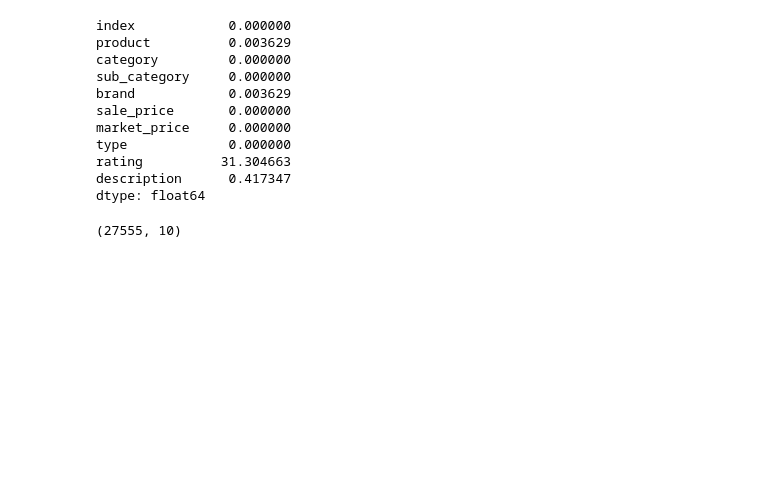
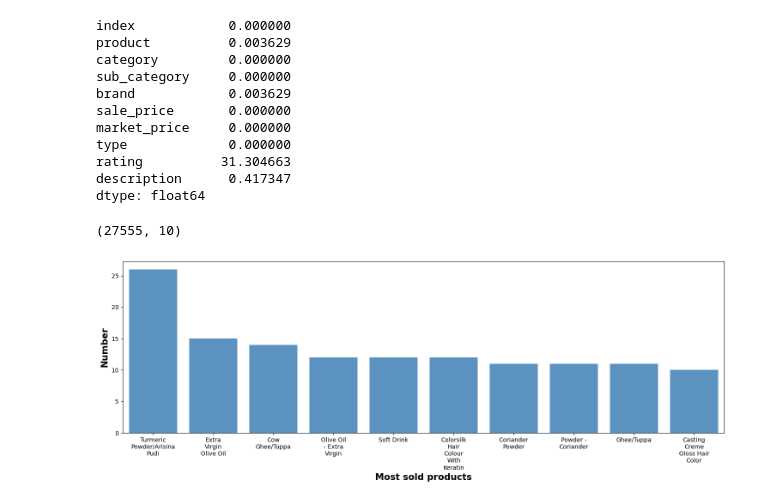
Before and after one commit to debjit11/Blinkit-Data-Analysis, a Jupyter notebook: main.ipynb, the cells around one changed output. Drawn from its saved outputs; the diff is of its cells as text; code cells hidden in the pictures; blank space fills up the shorter version.

```diff
--- a/main.ipynb
+++ b/main.ipynb
@@ -86,3 +86,33 @@ dtype: float64
 df.shape
 # %% [output]
 (27555, 10)
+# %%
+# Calculate the top most sold products
+top = df['product'].value_counts().head(10)
+
+fig = plt.figure(figsize=(14,4))
+ax = fig.add_axes([0,0,1,1])
+
+import textwrap
+def wrap_labels(ax, width, break_long_words=False):
+    labels = []
+    for label in ax.get_xticklabels():
+        text = label.get_text()
+        labels.append(textwrap.fill(text, width=width,
+                      break_long_words=break_long_words))
+    ax.set_xticklabels(labels, rotation=0)
+
+sns.barplot(x=top.index, y=top.values,
+            linewidth=0,
+            alpha=1.0,
+            color="#4b94cf")
+
+#format axis
+ax.set_xlabel("Most sold products",fontsize=15, weight='semibold')
+ax.set_ylabel("Number",fontsize=15, weight='semibold')
+
+wrap_labels(ax, 10)
+
+plt.show()
+# %% [output]
+[figure, added]
```
